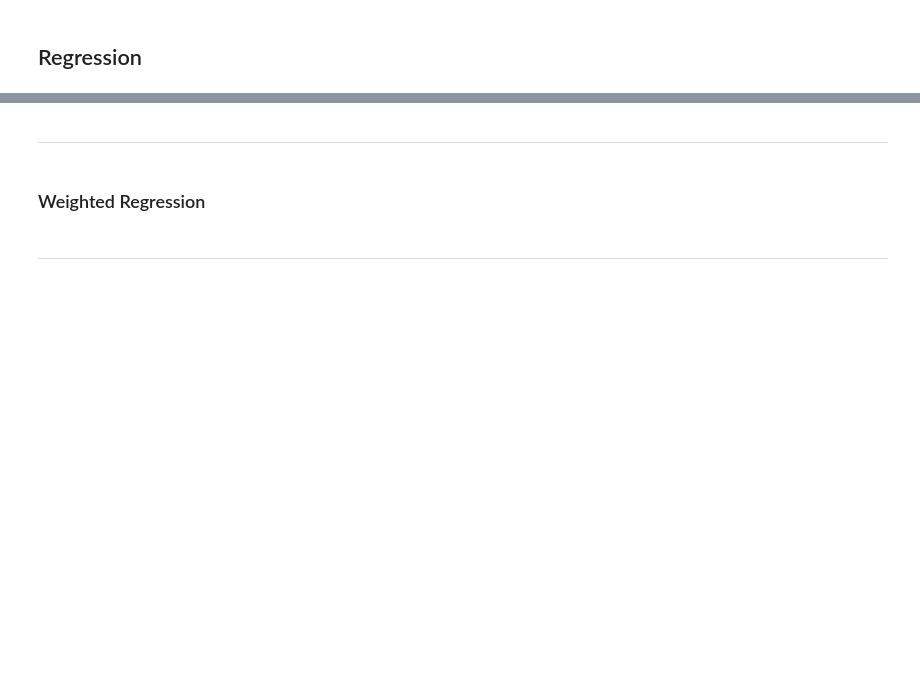
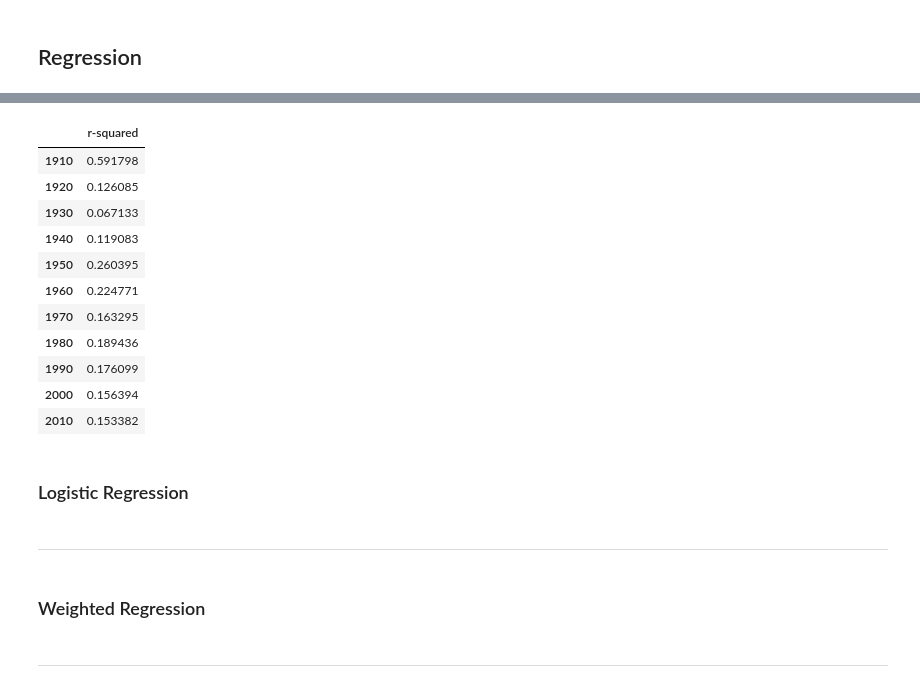
Before and after one commit to epfl-ada/ada-2022-project-zozoz, a Jupyter notebook: src/features_engineering/features_engineering.ipynb, the cells around one changed output, grey strips where cells are left out. Drawn from its saved outputs; the diff is of its cells as text; code cells hidden in the pictures; blank space fills up the shorter version.

```diff
--- a/src/features_engineering/features_engineering.ipynb
+++ b/src/features_engineering/features_engineering.ipynb
@@ -785,0 +861,26 @@ select_next_feature(a.drop(["average_rating"],axis=1),a.average_rating,
+# %%
+decade_results = dict()
+for decade in movie_regression_df["decade"].value_counts().head(11).index:
+    processed_df, target, binary_target, num_votes = format_regression_df(movie_regression_df,[decade])
+    features = forward_selection(processed_df, target, ignored_features=[], alpha=0.05, show=False)
+    model = sm.OLS(target, sm.add_constant(processed_df)).fit()
+    decade_results[decade] = model.rsquared
+decade_results_df = pd.DataFrame(decade_results.values(),index=decade_results.keys(),
+                                columns=["r-squared"]).sort_index()
+# %%
+decade_results_df
+# %% [output]
+|  | r-squared |
+| 1910 | 0.591798 |
+| 1920 | 0.126085 |
+| 1930 | 0.067133 |
+| 1940 | 0.119083 |
+| 1950 | 0.260395 |
+| 1960 | 0.224771 |
+| 1970 | 0.163295 |
+| 1980 | 0.189436 |
+| 1990 | 0.176099 |
+| 2000 | 0.156394 |
+| 2010 | 0.153382 |
+# %% [markdown]
+### Logistic Regression
```
Also changed, not shown: parts of 32 cells of this notebook.
